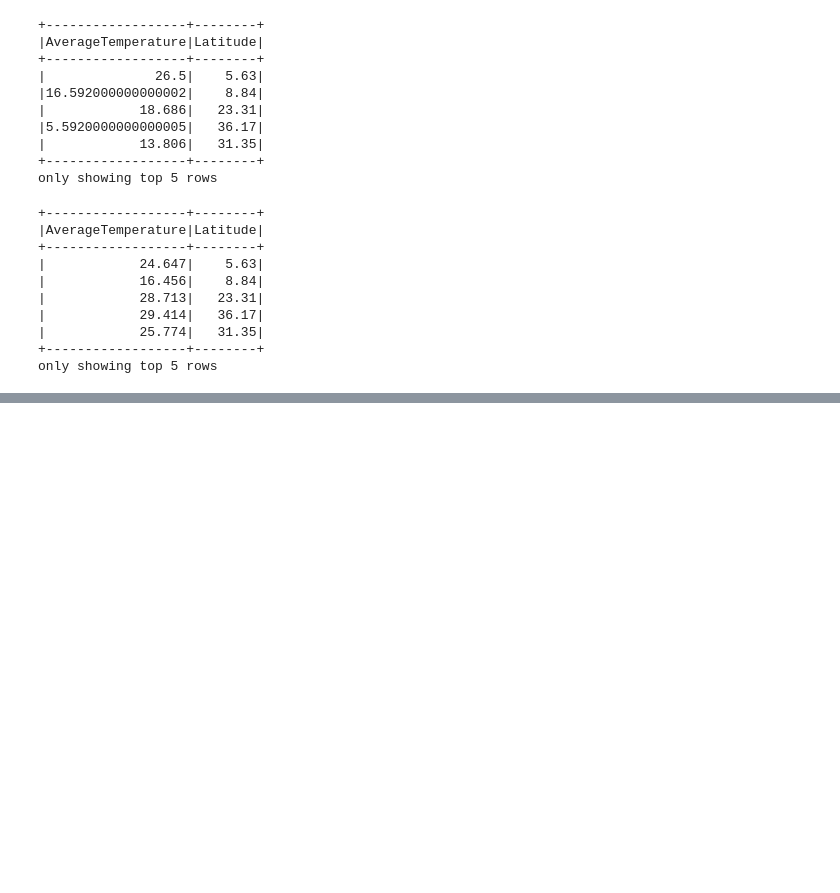
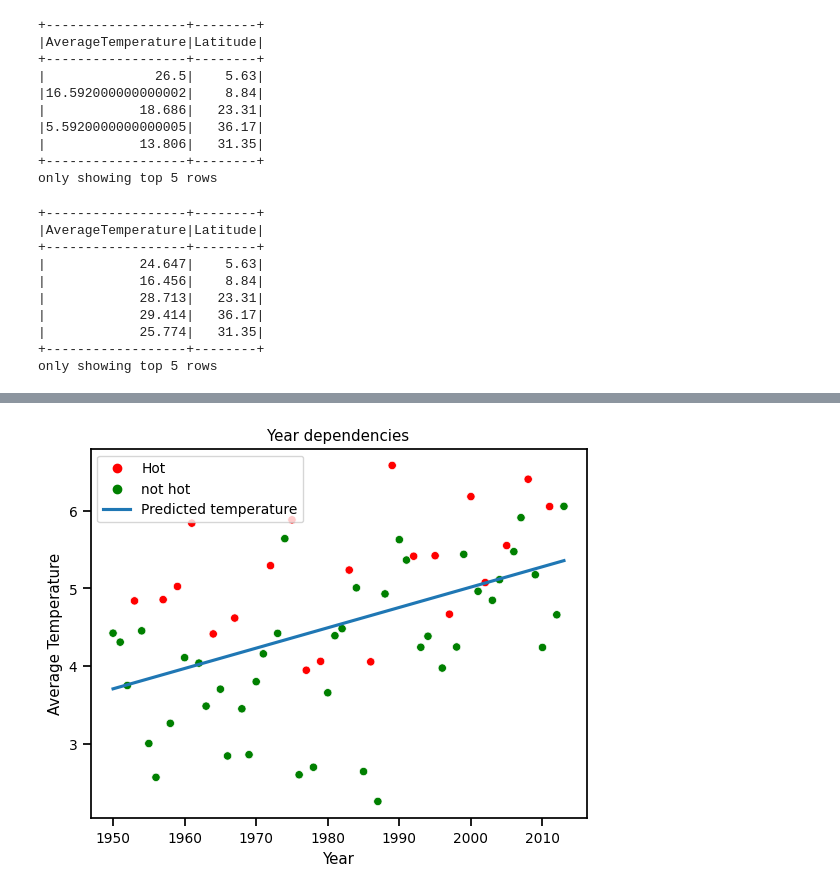
Before and after one commit to mohorka/big_numbers, a Jupyter notebook: task5.ipynb, the cells around one changed output, grey strips where cells are left out. Cells and saved outputs as stored; diff of their text form; code cells hidden in the pictures; blank space fills up the shorter version.

```diff
--- a/task5.ipynb
+++ b/task5.ipynb
@@ -221,0 +349,22 @@ plt.show()
+# %%
+spb_mean_p = spb_mean.toPandas()
+spb_mean_hot_label_p = spb_mean_hot_label.toPandas()
+# %%
+X = spb_mean_p["Year"].array.reshape(-1,1)
+y = spb_mean_p["Mean Temp per year"].array.reshape(-1,1)
+# %%
+model = LinearRegression().fit(X,y)
+# %%
+y_pred = model.predict(X)
+# %%
+sns.scatterplot(x="Year", y="Mean Temp per year", data=spb_mean_hot_label_p, hue='Hot',palette=['red','green'])
+sns.regplot(x=X, y=y_pred, scatter=False, label="Predicted temperature")
+
+plt.legend()
+plt.title("Year dependencies")
+plt.xlabel("Year")
+plt.ylabel("Average Temperature")
+
+plt.show()
+# %% [output]
+[figure, added]
```
Also changed, not shown: parts of 39 cells of this notebook, 2 other files.
